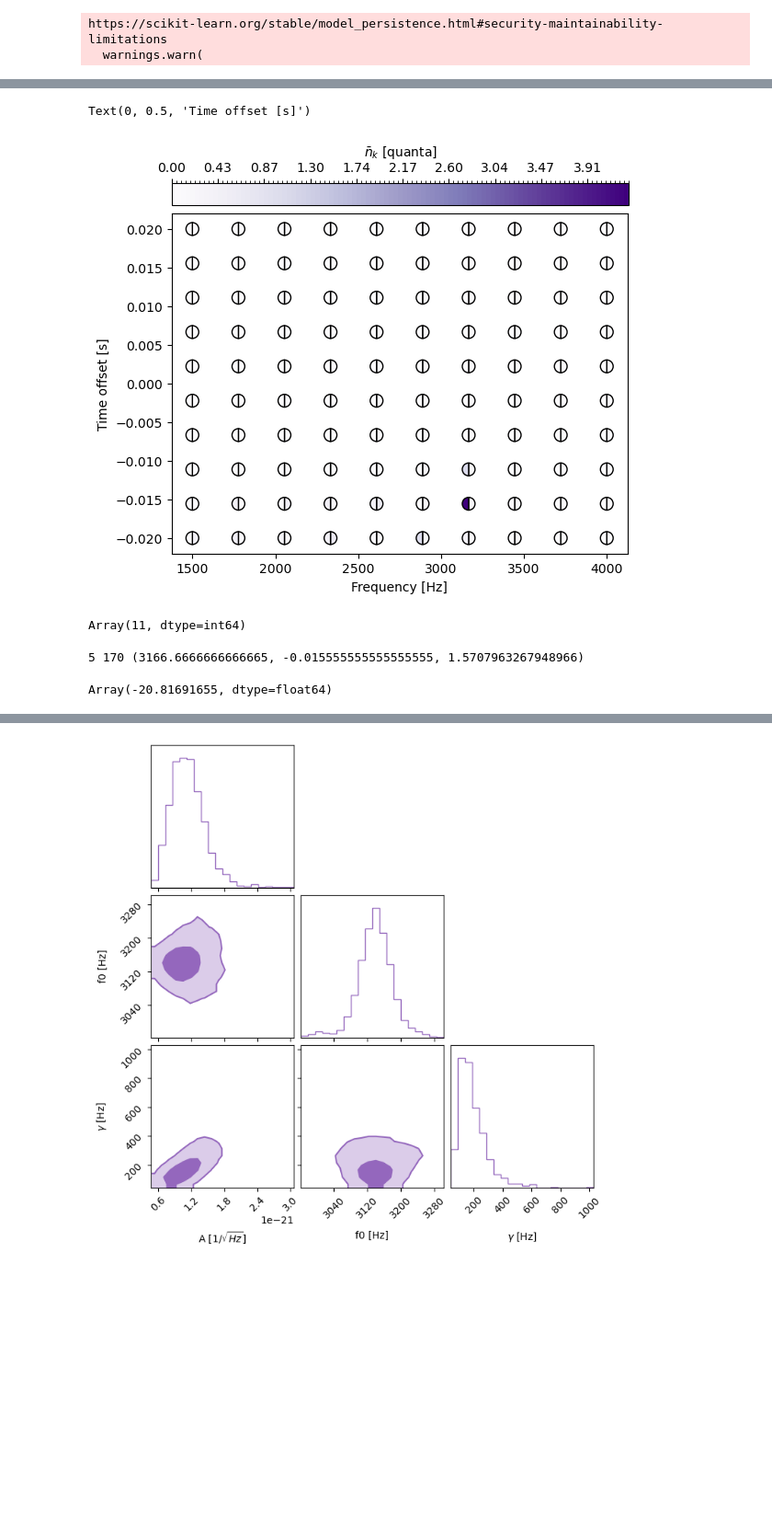
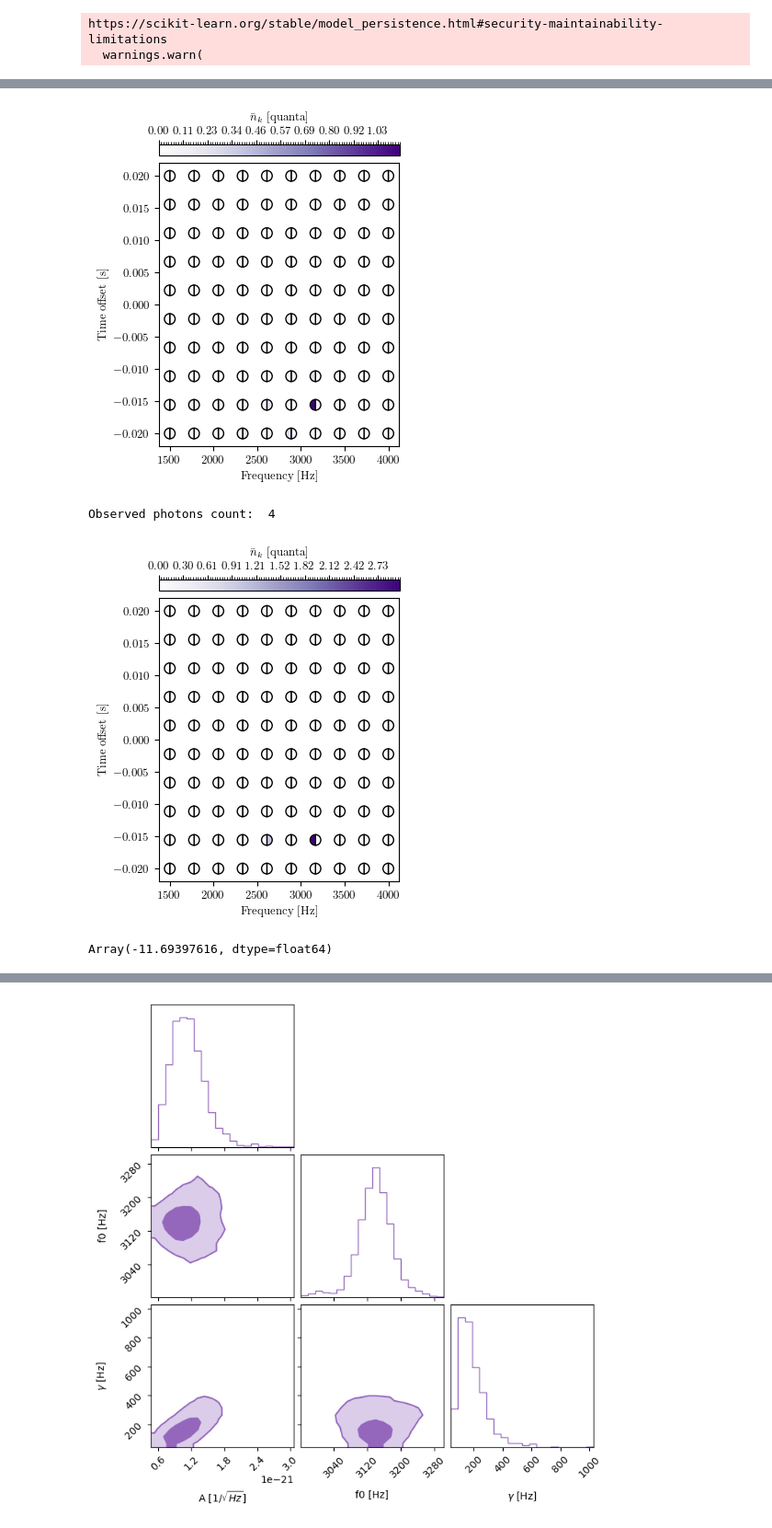
Before and after one commit to ethanpayne42/GWPhotonCounting, a Jupyter notebook: examples/simple_example.ipynb, the cells around one changed output, grey strips where cells are left out. Shown at 92% size. Drawn from its saved outputs; the diff is of its cells as text; code cells hidden in the pictures; blank space fills up the shorter version.

```diff
--- a/examples/simple_example.ipynb
+++ b/examples/simple_example.ipynb
@@ -90,31 +60,0 @@ color_values = jnp.array(color_values)
-# %%
-cmap = plt.cm.Purples
-cmaplist = [cmap(i) for i in range(cmap.N)]
-
-# create the new map
-cmap = mpl.colors.LinearSegmentedColormap.from_list(
-    'Custom cmap', cmaplist, cmap.N)
-
-# define the bins and normalize
-bounds = jnp.linspace(0, jnp.max(n_sig_exp), 100)
-norm = mpl.colors.BoundaryNorm(bounds, cmap.N)
-
-fig = plt.figure()
-
-ax = plt.gca()
-plt.scatter(points.T[0], points.T[1], c=cmap(color_values.T[0]), edgecolor="k", marker=MarkerStyle("o", fillstyle="right"), s=100)
-plt.scatter(points.T[0], points.T[1], c=cmap(color_values.T[1]), edgecolor="k", marker=MarkerStyle("o", fillstyle="left"), s=100)
-
-ax2 = fig.add_axes([0.125, 0.9, 0.7775, 0.05])
-cb = mpl.colorbar.ColorbarBase(ax2, cmap=cmap, label=r'$\bar{n}_{k}$ [quanta]', norm=norm,
-                            boundaries=bounds, format='%.2f', orientation='horizontal')
-
-
-ax2.xaxis.set_ticks_position('top')
-ax2.xaxis.set_label_position('top')
-
-ax.set_xlabel(r'Frequency [Hz]')
-ax.set_ylabel(r'Time offset [s]')
-# %% [output]
-Text(0, 0.5, 'Time offset [s]')
-[figure, removed]
@@ -137,8 +61,6 @@ n_obs_bank = geometric_dist.sample(random.PRNGKey(np.random.randint(0,100000)))
-# %%
-np.sum(n_obs_bank)
-# %% [output]
-Array(11, dtype=int64)
-# %%
-print(jnp.max(n_obs_bank),jnp.argmax(n_obs_bank), detector.filter_labels[jnp.argmax(n_obs_bank)])
-# %% [output]
-5 170 (3166.6666666666665, -0.015555555555555555, 1.5707963267948966)
+# %%
+# Make plot for the n_exp_photons
+
+fig = GWPhotonCounting.plotting.generate_count_plot(expected_signal_photon_count, detector)
+# %% [output]
+[figure, added]
@@ -145 +69,10 @@ print(jnp.max(n_obs_bank),jnp.argmax(n_obs_bank), detector.filter_labels[jnp.arg
+# %%
+observed_photons = poisson_likelihood.generate_realization(expected_signal_photon_count)
+
+print('Observed photons count: ', jnp.sum(observed_photons))
+
+fig = GWPhotonCounting.plotting.generate_count_plot(observed_photons, detector)
+# %% [output]
+Observed photons count:  4
+[figure, added]
 # %%
@@ -179,7 +100,7 @@ def loglikelihood_function_poisson_no_time_marg(n_obs, n_bar_sig):
-# %%
-loglikelihood_function_poisson(n_obs_bank, n_sig_exp)
-# %% [output]
-Array(-20.81691655, dtype=float64)
+# %%
+poisson_likelihood(observed_photons, expected_signal_photon_count)
+# %% [output]
+Array(-11.69397616, dtype=float64)
 # %%
 def model(n_true_bank):
 
```
Also changed, not shown: parts of 14 cells of this notebook, 6 other files.
